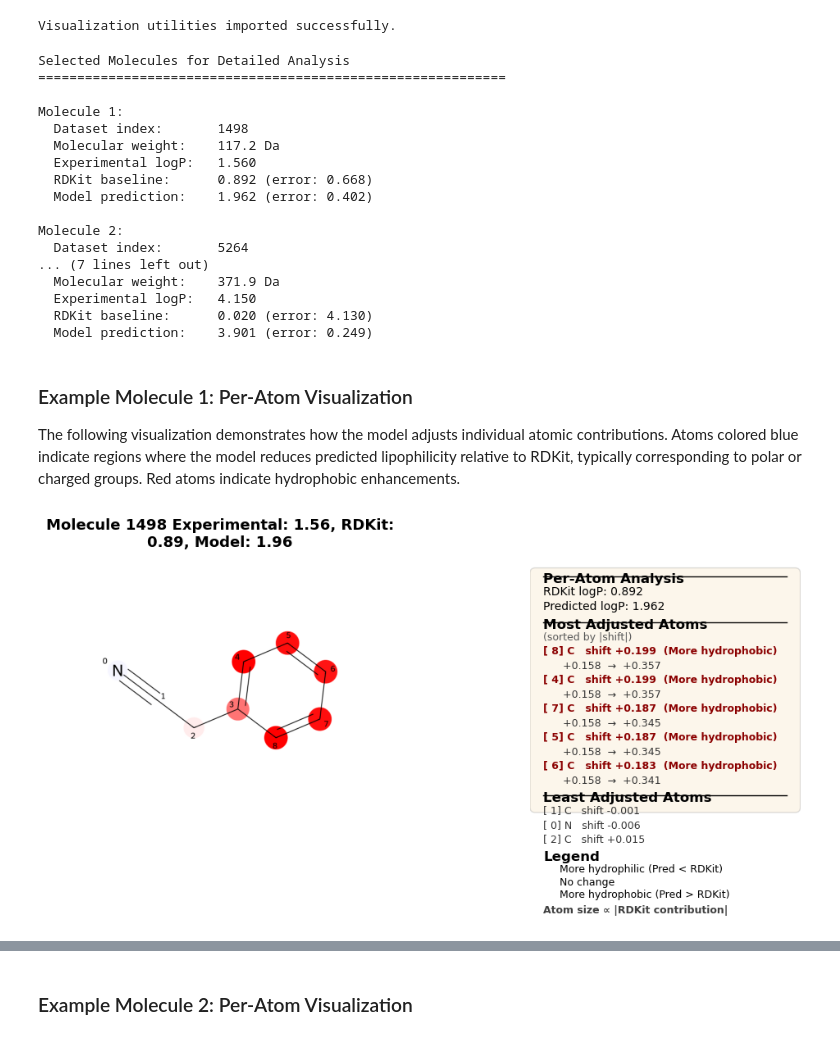
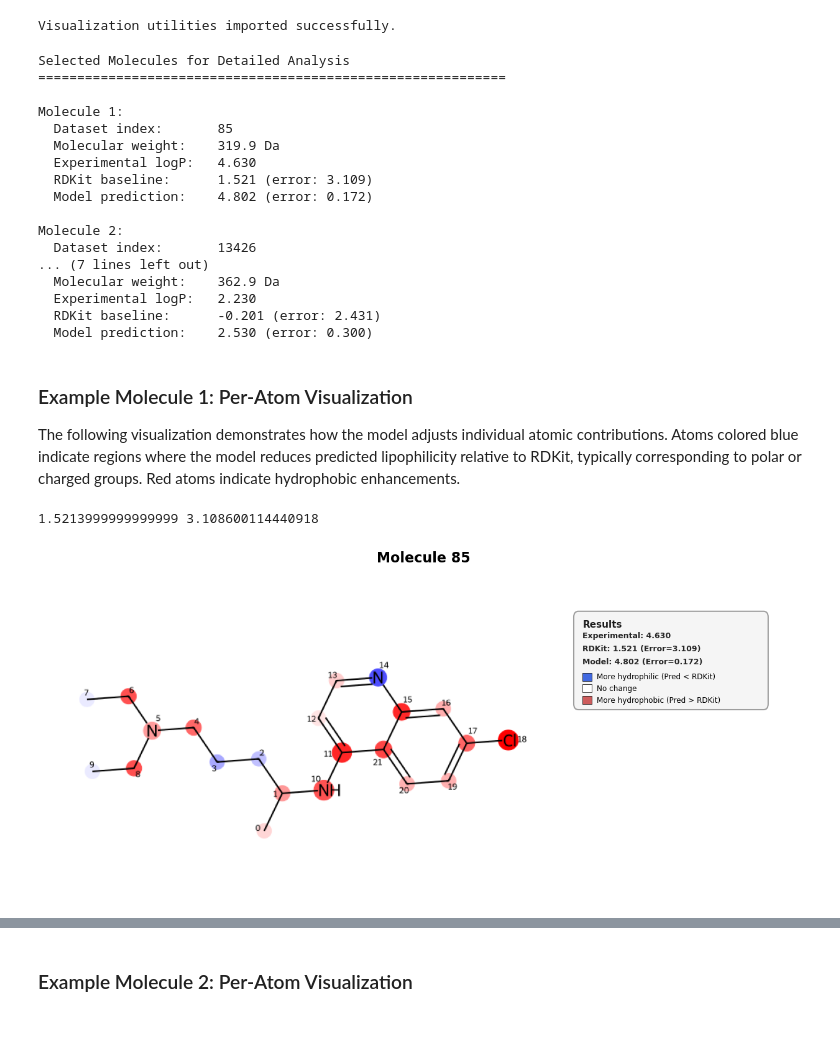
Before and after one commit to OfirSimhi1612/logP_factor_learning, a Jupyter notebook: main.ipynb, the cells around one changed output, grey strips where cells are left out. Drawn from its saved outputs; the diff is of its cells as text; code cells hidden in the pictures.

Commit message:
improve visualization

```diff
--- a/main.ipynb
+++ b/main.ipynb
@@ -917,8 +918,14 @@ Improvement from first epoch: 72.7%
 
 We evaluate the trained model on the held-out test set to quantify improvement over the RDKit baseline. Performance is assessed globally and stratified by molecular size to identify where the model provides greatest benefit.
 # %%
+# Initialize model
+model = ContextualAtomScalarMLP(
+    input_dim=input_dim,
+    hidden_dims=HIDDEN_LAYERS
+).to(device)
+
 # Load best model and evaluate on test set
-model.load_state_dict(torch.load(ckpt_path, map_location=device))
+model.load_state_dict(torch.load("checkpoints/ckpt_29-12-2025(19:57).pt", map_location=device))
 
 test_preds, test_targets, test_baselines, test_mws, test_mol_indices = evaluate(
     model, test_loader, device
@@ -1037,7 +1049,7 @@ print("Visualization utilities imported successfully.")
 Visualization utilities imported successfully.
 # %%
 # Select random test molecules for visualization
-np.random.seed(43)
+np.random.seed(42)
 random_indices = np.random.choice(len(test_targets), size=3, replace=False)
 
 print("Selected Molecules for Detailed Analysis")
@@ -1055,19 +1067,19 @@ Selected Molecules for Detailed Analysis
 ============================================================
 
 Molecule 1:
-  Dataset index:       1498
-  Molecular weight:    117.2 Da
-  Experimental logP:   1.560
-  RDKit baseline:      0.892 (error: 0.668)
-  Model prediction:    1.962 (error: 0.402)
+  Dataset index:       85
+  Molecular weight:    319.9 Da
+  Experimental logP:   4.630
+  RDKit baseline:      1.521 (error: 3.109)
+  Model prediction:    4.802 (error: 0.172)
 
 Molecule 2:
-  Dataset index:       5264
+  Dataset index:       13426
 ... (7 lines left out)
-  Molecular weight:    371.9 Da
-  Experimental logP:   4.150
-  RDKit baseline:      0.020 (error: 4.130)
-  Model prediction:    3.901 (error: 0.249)
+  Molecular weight:    362.9 Da
+  Experimental logP:   2.230
+  RDKit baseline:      -0.201 (error: 2.431)
+  Model prediction:    2.530 (error: 0.300)
 # %% [markdown]
 ### Example Molecule 1: Per-Atom Visualization
 
@@ -1075,23 +1087,21 @@ The following visualization demonstrates how the model adjusts individual atomic
 # %%
 # Visualize first molecule (2D)
 mol_index = test_mol_indices[random_indices[0]]
 mol_info = mol_data[mol_index]
 smiles = mol_info['smiles']
 mol = Chem.MolFromSmiles(smiles)
 
 # Predict per-atom scalars
 atom_scalars, atom_contribs = predict_atom_scalars(model, mol, device)
 
-title = (f"Molecule {mol_index}\n"
-         f"Experimental: {test_targets[random_indices[0]]:.2f}, "
-         f"RDKit: {test_baselines[random_indices[0]]:.2f}, "
-         f"Model: {test_preds[random_indices[0]]:.2f}")
+title = (f"Molecule {mol_index}")
 
 fig_2d, _ = visualize_molecule_with_weights(
     mol, atom_scalars, atom_contribs,
-    title=title, show_3d=False
+    title=title, show_3d=False, exp_val=test_targets[random_indices[0]]
 )
 plt.show()
 # %% [output]
+1.5213999999999999 3.108600114440918
-[figure, old version]
+[figure, new version]
 # %%
```
Also changed, not shown: parts of 9 cells of this notebook, 2 other files.
